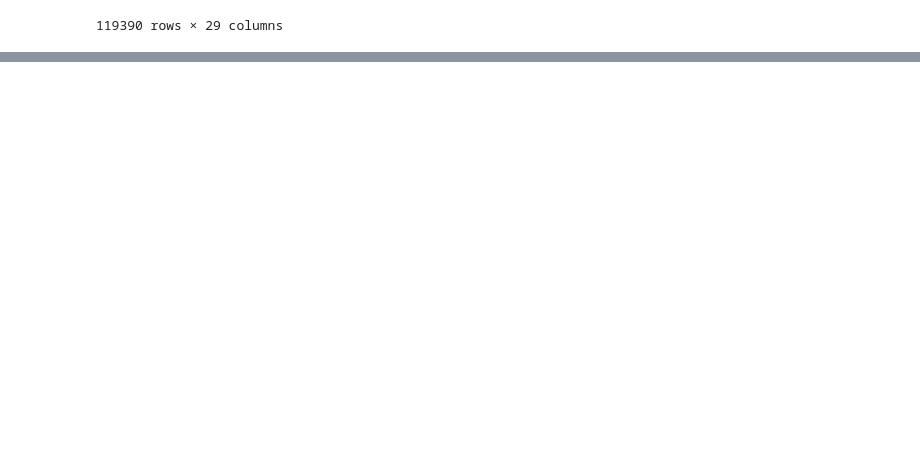
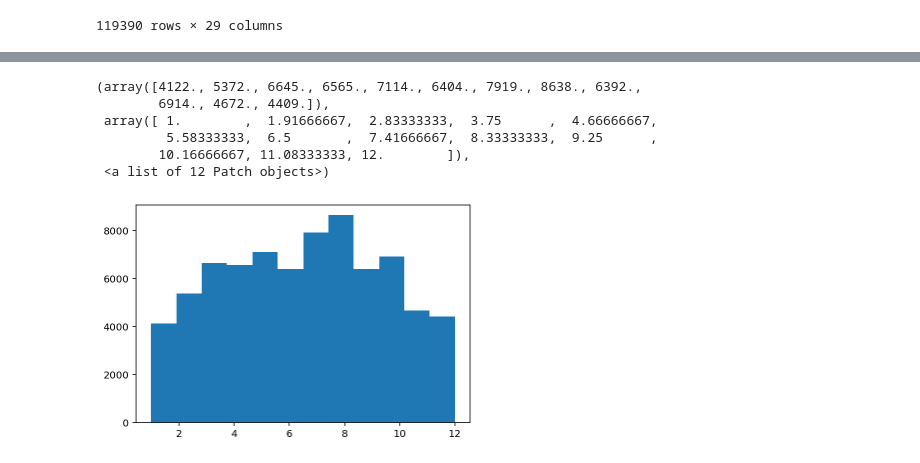
Before and after one commit to kyulimpark/EDA_project_hotel, a Jupyter notebook: EDA_project_hotel_01.ipynb, the cells around one changed output, grey strips where cells are left out. Saved outputs shown, nothing was run; the diff lists cells and outputs as text; code cells hidden in the pictures; blank space fills up the shorter version.

```diff
--- a/EDA_project_hotel_01.ipynb
+++ b/EDA_project_hotel_01.ipynb
@@ -151,0 +316,10 @@ df2.to_csv("hotel_eda.csv",mode='w', header=False)
+# %%
+plt.hist(cz_sum["arrival_date_month"], bins=12)
+# %% [output]
+(array([4122., 5372., 6645., 6565., 7114., 6404., 7919., 8638., 6392.,
+        6914., 4672., 4409.]),
+ array([ 1.        ,  1.91666667,  2.83333333,  3.75      ,  4.66666667,
+         5.58333333,  6.5       ,  7.41666667,  8.33333333,  9.25      ,
+        10.16666667, 11.08333333, 12.        ]),
+ <a list of 12 Patch objects>)
+[figure, added]
```
Also changed, not shown: parts of 40 cells of this notebook.
